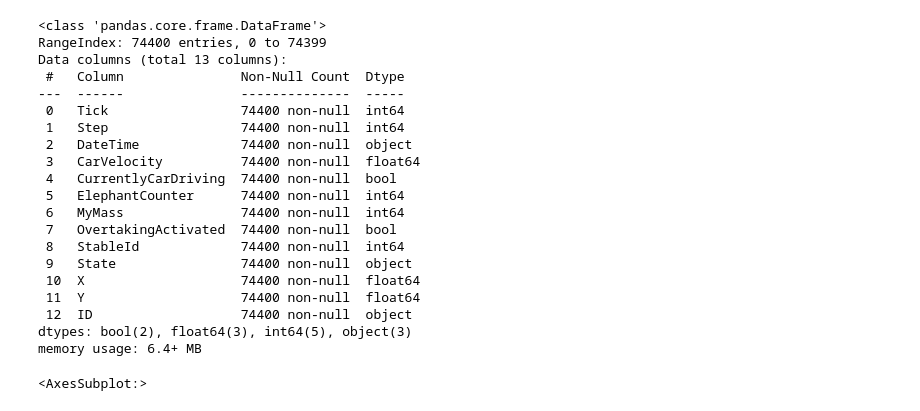
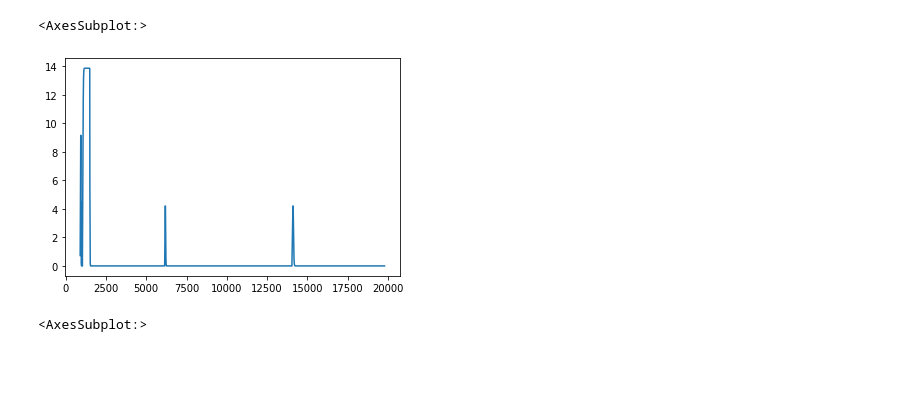
Before and after one commit to MARS-Group-HAW/model-knp-traffic, a Jupyter notebook: Models/KrugerNationalParkBox/Tourist.ipynb, the cells around one changed output. Drawn from its saved outputs; the diff is of its cells as text; code cells hidden in the pictures; blank space fills up the shorter version.

```diff
--- a/Models/KrugerNationalParkBox/Tourist.ipynb
+++ b/Models/KrugerNationalParkBox/Tourist.ipynb
@@ -6,26 +6,3 @@ import matplotlib.dates as mdates
 df = pd.read_csv('./bin/Debug/net5.0/Tourist.csv')
 df['CarVelocity_kmh'] = df['CarVelocity'] * 3.6
 ids = list(df['ID'].unique())
-# %%
-df.info()
-# %% [output]
-<class 'pandas.core.frame.DataFrame'>
-RangeIndex: 74400 entries, 0 to 74399
-Data columns (total 13 columns):
- #   Column               Non-Null Count  Dtype
----  ------               --------------  -----
- 0   Tick                 74400 non-null  int64
- 1   Step                 74400 non-null  int64
- 2   DateTime             74400 non-null  object
- 3   CarVelocity          74400 non-null  float64
- 4   CurrentlyCarDriving  74400 non-null  bool
- 5   ElephantCounter      74400 non-null  int64
- 6   MyMass               74400 non-null  int64
- 7   OvertakingActivated  74400 non-null  bool
- 8   StableId             74400 non-null  int64
- 9   State                74400 non-null  object
- 10  X                    74400 non-null  float64
- 11  Y                    74400 non-null  float64
- 12  ID                   74400 non-null  object
-dtypes: bool(2), float64(3), int64(5), object(3)
-memory usage: 6.4+ MB
@@ -32,3 +12,8 @@ memory usage: 6.4+ MB
+# %%
+df2['CarVelocity'].plot(x='Tick')
+# %% [output]
+<AxesSubplot:>
+[figure, added]
 # %%
 df['ElephantCounter'].hist()
 # %% [output]
```
Also changed, not shown: parts of 3 cells of this notebook, 5 other files.
